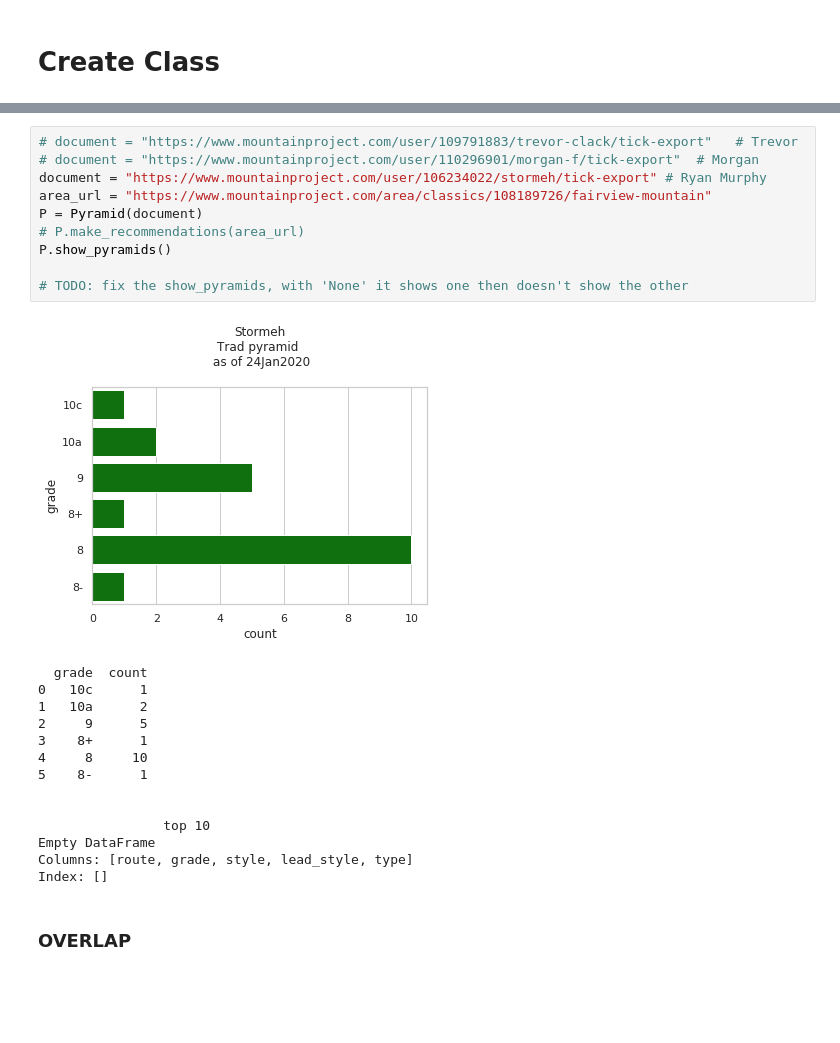
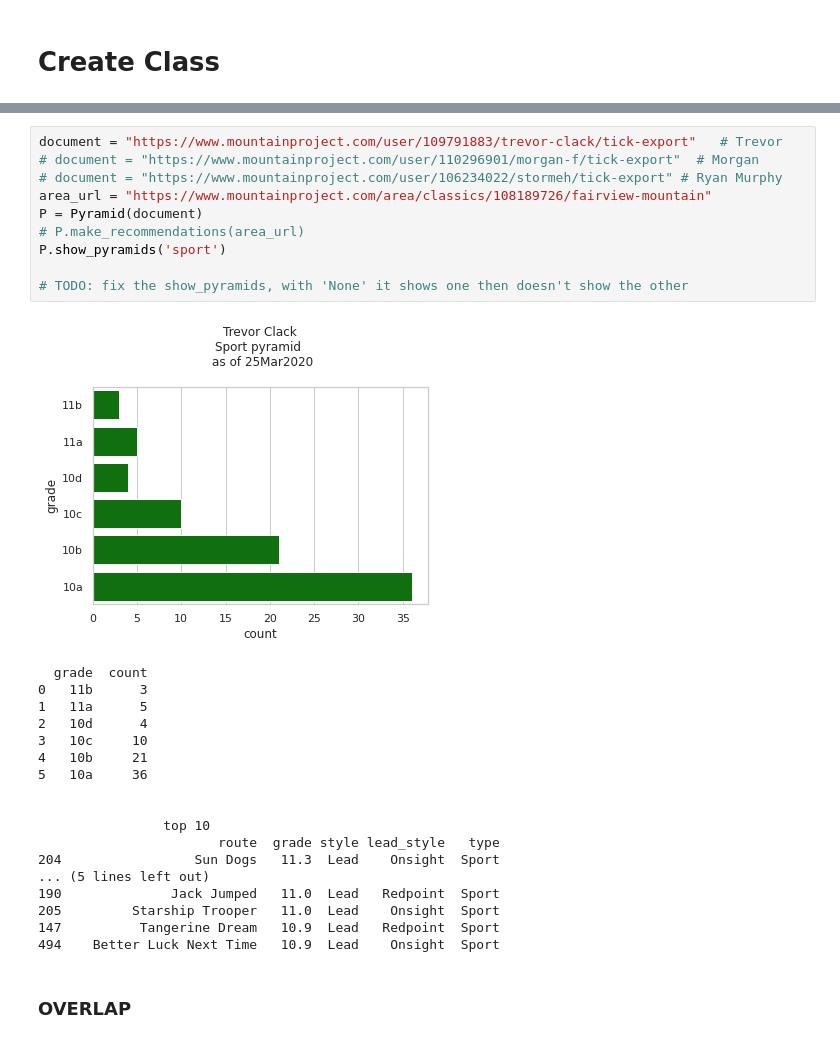
Before and after one commit to Tclack88/MountainProject, a Jupyter notebook: rp_os_pyramids.ipynb, the cells around one changed output, grey strips where cells are left out. Cells and saved outputs as stored; diff of their text form; blank space fills up the shorter version.

Commit message:
Fixed Pyramids class. It now runs indepenedent from outside definitions. It's ugly still

```diff
--- a/rp_os_pyramids.ipynb
+++ b/rp_os_pyramids.ipynb
@@ -461,30 +507,34 @@ class Pyramid:
     # print(recommendations_df)
     return self.recommendations_df
 # %%
-# document = "https://www.mountainproject.com/user/109791883/trevor-clack/tick-export"   # Trevor
+document = "https://www.mountainproject.com/user/109791883/trevor-clack/tick-export"   # Trevor
 # document = "https://www.mountainproject.com/user/110296901/morgan-f/tick-export"  # Morgan
-document = "https://www.mountainproject.com/user/106234022/stormeh/tick-export" # Ryan Murphy
+# document = "https://www.mountainproject.com/user/106234022/stormeh/tick-export" # Ryan Murphy
 area_url = "https://www.mountainproject.com/area/classics/108189726/fairview-mountain"
 P = Pyramid(document)
 # P.make_recommendations(area_url)
-P.show_pyramids()
+P.show_pyramids('sport')
 
 # TODO: fix the show_pyramids, with 'None' it shows one then doesn't show the other
 # %% [output]
-[figure, old version]
+[figure, new version]
   grade  count
-0   10c      1
-1   10a      2
-2     9      5
-3    8+      1
-4     8     10
-5    8-      1
+0   11b      3
+1   11a      5
+2   10d      4
+3   10c     10
+4   10b     21
+5   10a     36
 
 
                 top 10
-Empty DataFrame
-Columns: [route, grade, style, lead_style, type]
-Index: []
+                       route  grade style lead_style   type
+204                 Sun Dogs   11.3  Lead    Onsight  Sport
+... (5 lines left out)
+190              Jack Jumped   11.0  Lead   Redpoint  Sport
+205         Starship Trooper   11.0  Lead    Onsight  Sport
+147          Tangerine Dream   10.9  Lead   Redpoint  Sport
+494    Better Luck Next Time   10.9  Lead    Onsight  Sport
 # %% [markdown]
 ### OVERLAP
 # %%
```
Also changed, not shown: parts of 1 cell of this notebook.
